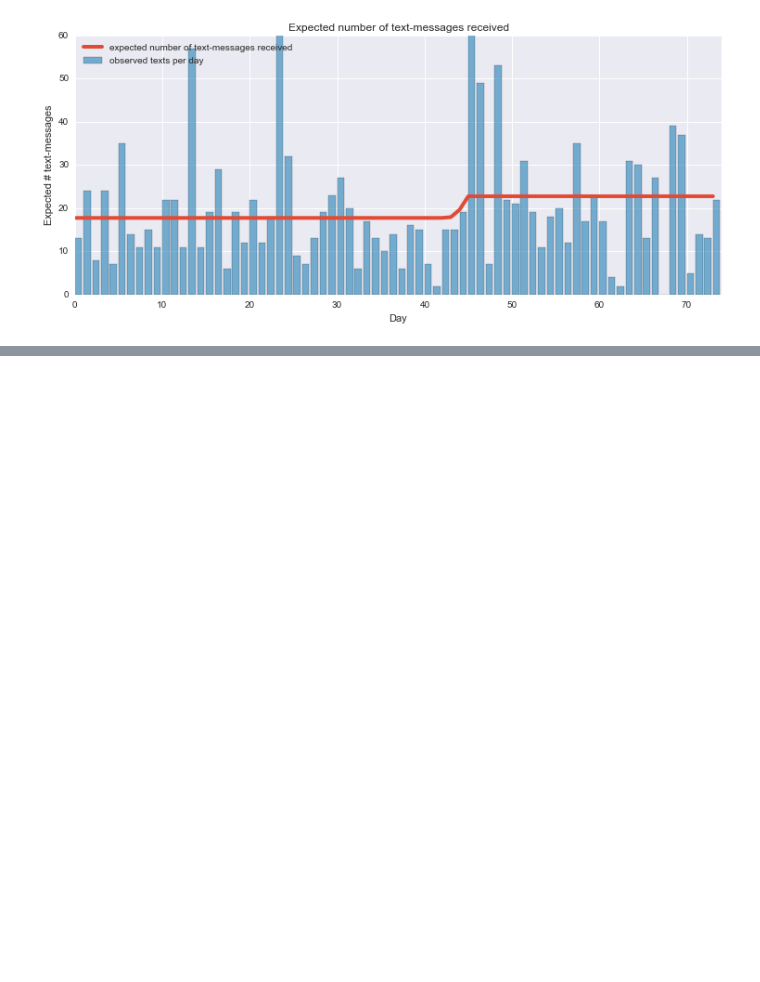
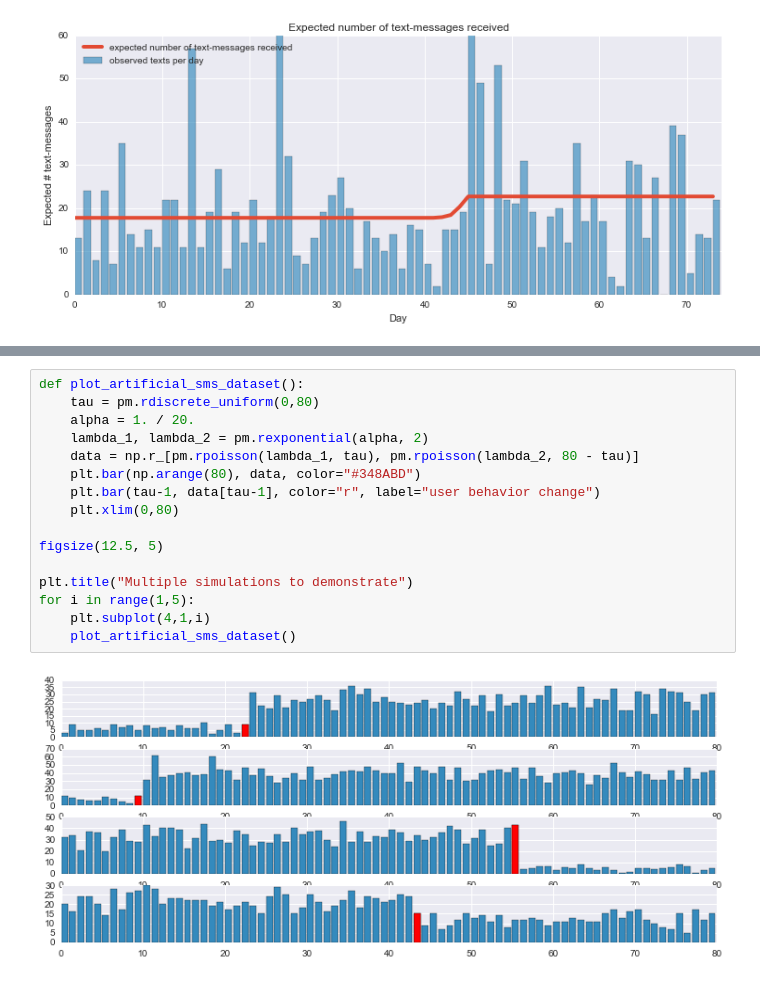
Before and after one commit to jgerardsimcock/Prob_for_Hackers, a Jupyter notebook: Chap1.ipynb, the cells around one changed output, grey strips where cells are left out. Drawn from its saved outputs; the diff is of its cells as text; blank space fills up the shorter version.

```diff
--- a/Chap1.ipynb
+++ b/Chap1.ipynb
@@ -142,0 +275,18 @@ lambda_1_samples[0:45].mean()
+# %%
+def plot_artificial_sms_dataset():
+    tau = pm.rdiscrete_uniform(0,80)
+    alpha = 1. / 20.
+    lambda_1, lambda_2 = pm.rexponential(alpha, 2)
+    data = np.r_[pm.rpoisson(lambda_1, tau), pm.rpoisson(lambda_2, 80 - tau)]
+    plt.bar(np.arange(80), data, color="#348ABD")
+    plt.bar(tau-1, data[tau-1], color="r", label="user behavior change")
+    plt.xlim(0,80)
+
+figsize(12.5, 5)
+
+plt.title("Multiple simulations to demonstrate")
+for i in range(1,5):
+    plt.subplot(4,1,i)
+    plot_artificial_sms_dataset()
+# %% [output]
+[figure, added]
```
Also changed, not shown: parts of 23 cells of this notebook.
